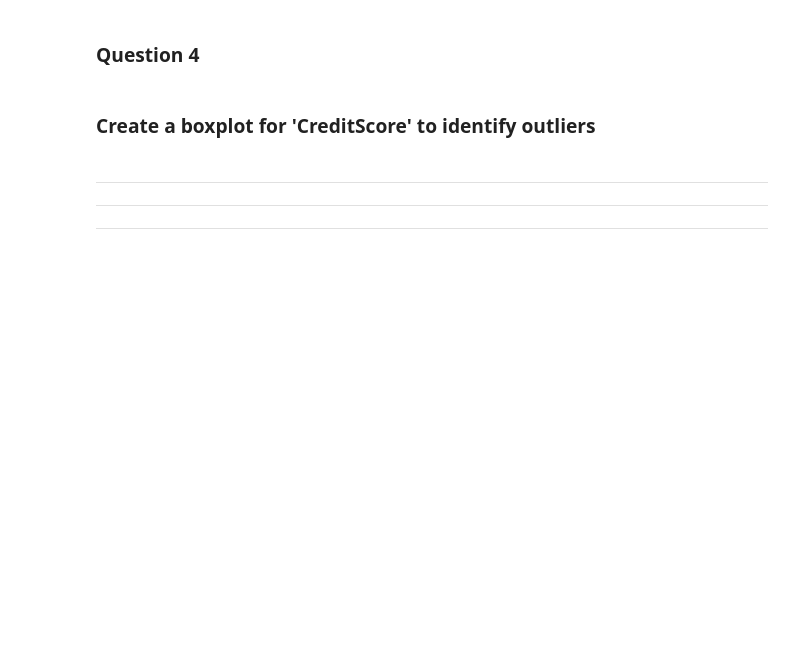
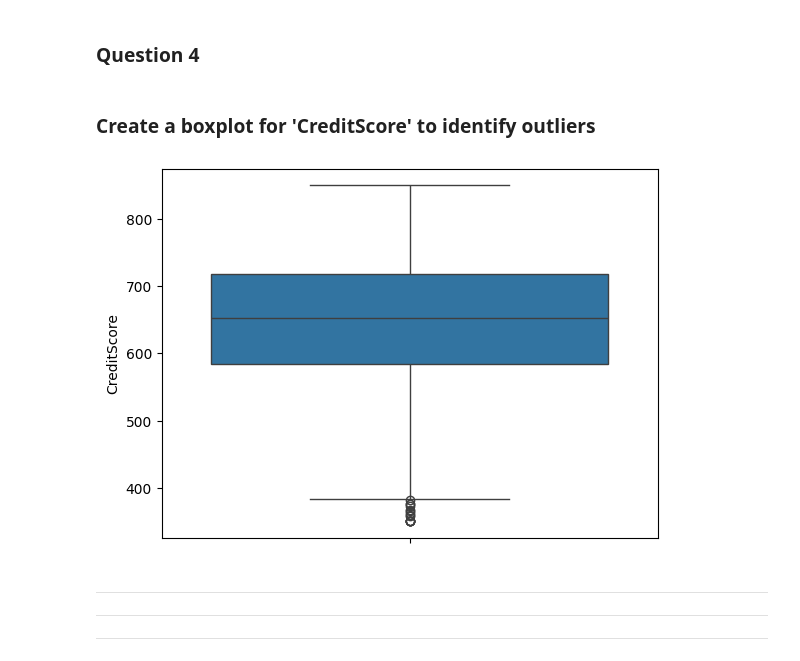
Before and after one commit to radtothebone/data-science-3401, a Jupyter notebook: Labs/Herrera_Christian_Lab11.ipynb, the cells around one changed output. Drawn from its saved outputs; the diff is of its cells as text; code cells hidden in the pictures; blank space fills up the shorter version.

```diff
--- a/Labs/Herrera_Christian_Lab11.ipynb
+++ b/Labs/Herrera_Christian_Lab11.ipynb
@@ -91,6 +116,12 @@
 ### **Question 4**
 # %% [markdown]
 ### Create a boxplot for 'CreditScore' to identify outliers
+# %%
+# Seems odd to have a box plot for a single category numerical value like this
+sns.boxplot(df, y='CreditScore')
+plt.show()
+# %% [output]
+[figure, added]
 # %% [markdown]
 
 
```
Also changed, not shown: parts of 11 cells of this notebook, 5 other files.
